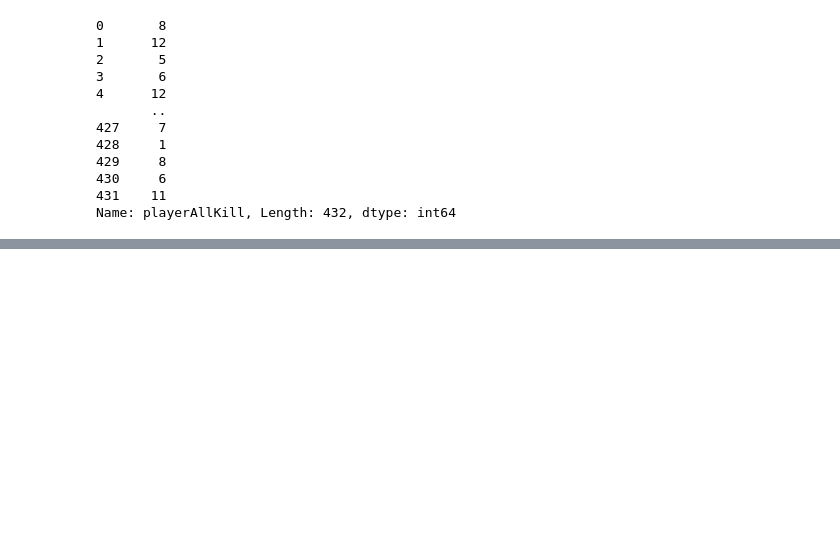
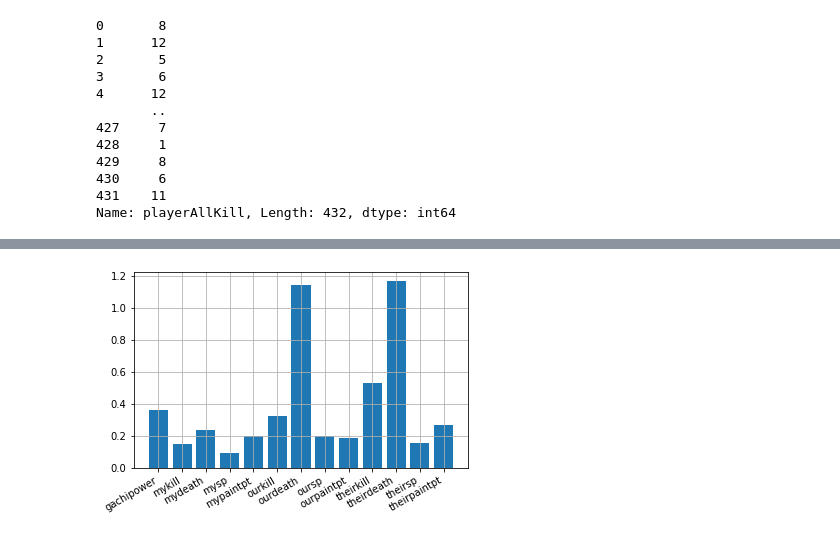
Before and after one commit to ichi-a00/google_colab, a Jupyter notebook: ikawidget2.ipynb, the cells around one changed output, grey strips where cells are left out. Saved outputs shown, nothing was run; the diff lists cells and outputs as text; code cells hidden in the pictures; blank space fills up the shorter version.

```diff
--- a/ikawidget2.ipynb
+++ b/ikawidget2.ipynb
@@ -337,0 +357,32 @@ testdata
+# %%
+for rule in rules:
+  # 訓練と結果に分ける
+  X_train = rule.drop(["win"],axis=1)
+  y_train = rule["win"]
+
+
+  # 5分割交差検証を指定し、インスタンス化
+  from sklearn.model_selection import KFold
+  kf = KFold(n_splits=5, shuffle=True, random_state=0)
+
+  # スコアとモデルを格納するリスト
+  score_list = []
+  models = []
+
+  # 各分割ごとに評価
+  for fold_, (train_index, valid_index) in enumerate(kf.split(X_train, y_train)):
+      print(f'fold{fold_ + 1} start')
+      train_x = X_train.iloc[train_index]
+      valid_x = X_train.iloc[valid_index]
+      train_y = y_train.iloc[train_index]
+      valid_y = y_train.iloc[valid_index]
+
+      ## 分割データで学習・予測・評価
+      clf = tree.DecisionTreeClassifier(max_depth=10)
+      model = clf.fit(train_x, train_y)
+
+      # データを用いて予測，記録
+      predicted = model.predict(valid_x)
+      score_list.append(accuracy_score(predicted,valid_y))
+      models.append(model)
+  print(score_list, f'平均score', round(np.mean(score_list), 3))
@@ -337,0 +407,15 @@ testdata
+# %%
+import matplotlib.pyplot as plt
+
+importances = np.zeros(model.feature_importances_.size)
+
+for model in models:
+    importances += model.feature_importances_
+
+fig, ax = plt.subplots()
+plt.grid()
+ax.bar(train_x.columns,importances)
+fig.autofmt_xdate() # make space for and rotate the x-axis tick labels
+plt.show()
+# %% [output]
+[figure, added]
```
Also changed, not shown: parts of 18 cells of this notebook.
